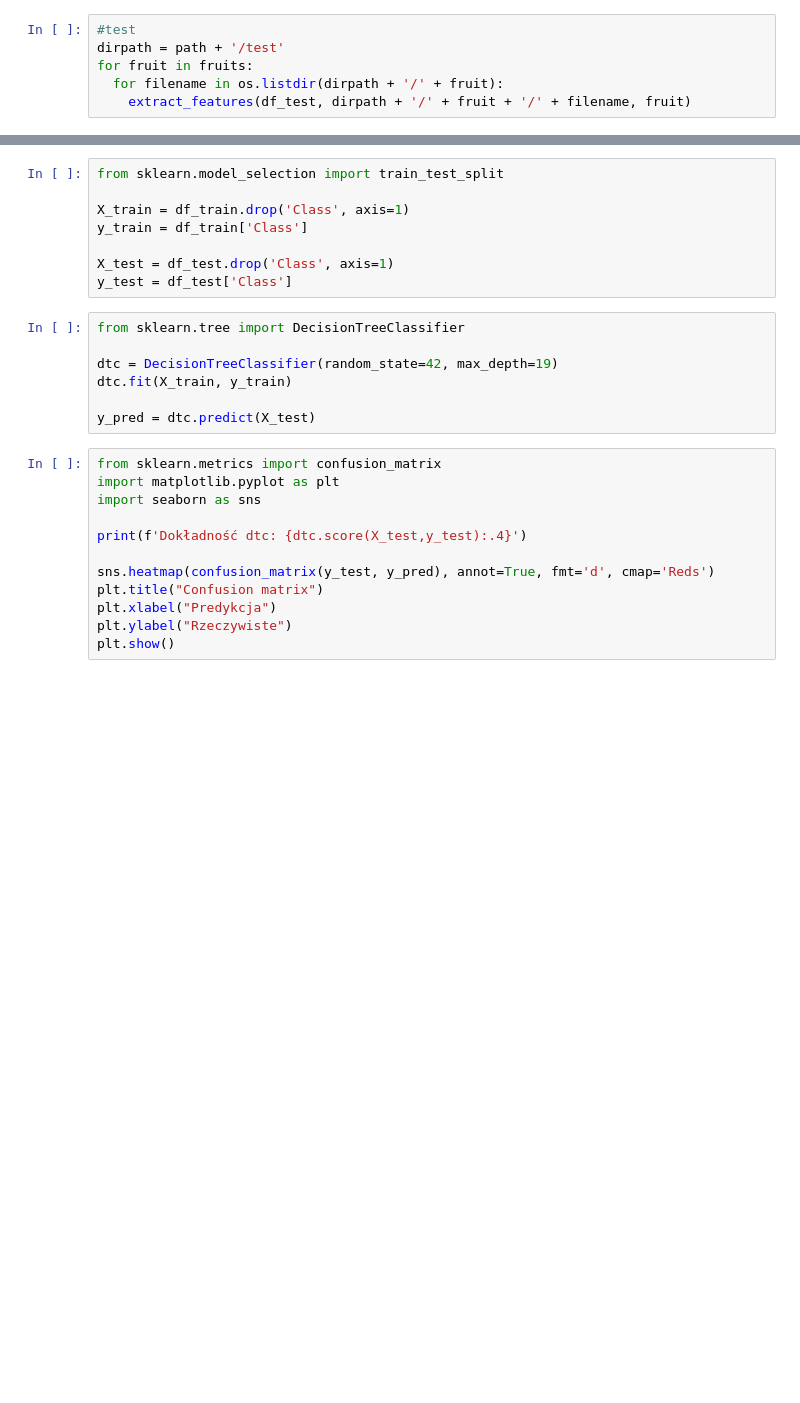
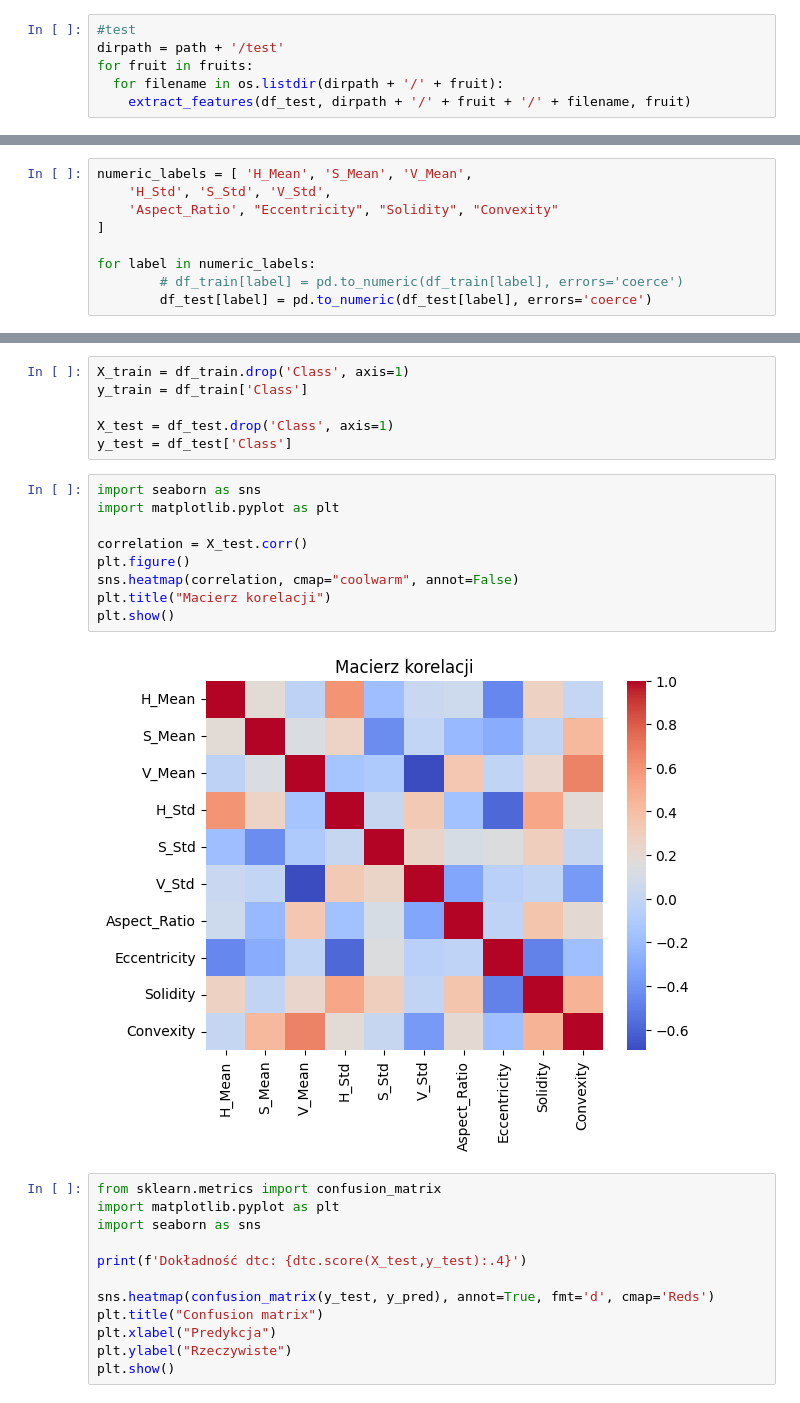
Before and after one commit to amalolepszy/fruit-image-recognition, a Jupyter notebook: Analiza_danych_multimedialnych.ipynb, the cells around one changed output, grey strips where cells are left out. Cells and saved outputs as stored; diff of their text form; blank space fills up the shorter version.

Commit message:
Add feature ranking, selecting best classifier, improvements

```diff
--- a/Analiza_danych_multimedialnych.ipynb
+++ b/Analiza_danych_multimedialnych.ipynb
@@ -520,0 +483,9 @@ df_test
+# %%
+numeric_labels = [ 'H_Mean', 'S_Mean', 'V_Mean',
+    'H_Std', 'S_Std', 'V_Std',
+    'Aspect_Ratio', "Eccentricity", "Solidity", "Convexity"
+]
+
+for label in numeric_labels:
+		# df_train[label] = pd.to_numeric(df_train[label], errors='coerce')
+		df_test[label] = pd.to_numeric(df_test[label], errors='coerce')
@@ -521,18 +500,20 @@ df_test
 # %%
-from sklearn.model_selection import train_test_split
-
 X_train = df_train.drop('Class', axis=1)
 y_train = df_train['Class']
 
 X_test = df_test.drop('Class', axis=1)
 y_test = df_test['Class']
-# %%
-from sklearn.tree import DecisionTreeClassifier
-
-dtc = DecisionTreeClassifier(random_state=42, max_depth=19)
-dtc.fit(X_train, y_train)
-
-y_pred = dtc.predict(X_test)
+# %%
+import seaborn as sns
+import matplotlib.pyplot as plt
+
+correlation = X_test.corr()
+plt.figure()
+sns.heatmap(correlation, cmap="coolwarm", annot=False)
+plt.title("Macierz korelacji")
+plt.show()
+# %% [output]
+[figure, added]
 # %%
 from sklearn.metrics import confusion_matrix
 import matplotlib.pyplot as plt
```
Also changed, not shown: parts of 21 cells of this notebook, 5 other files.
